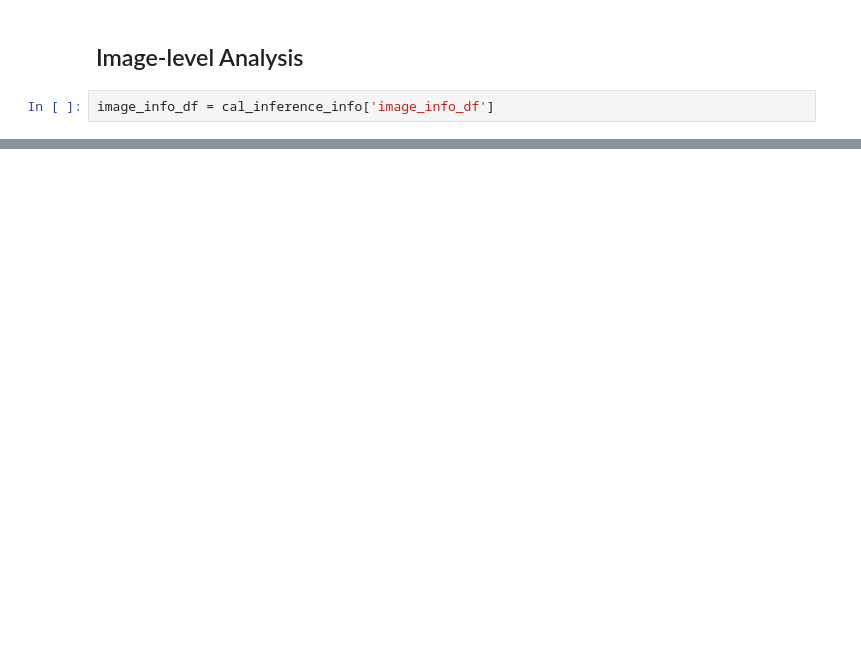
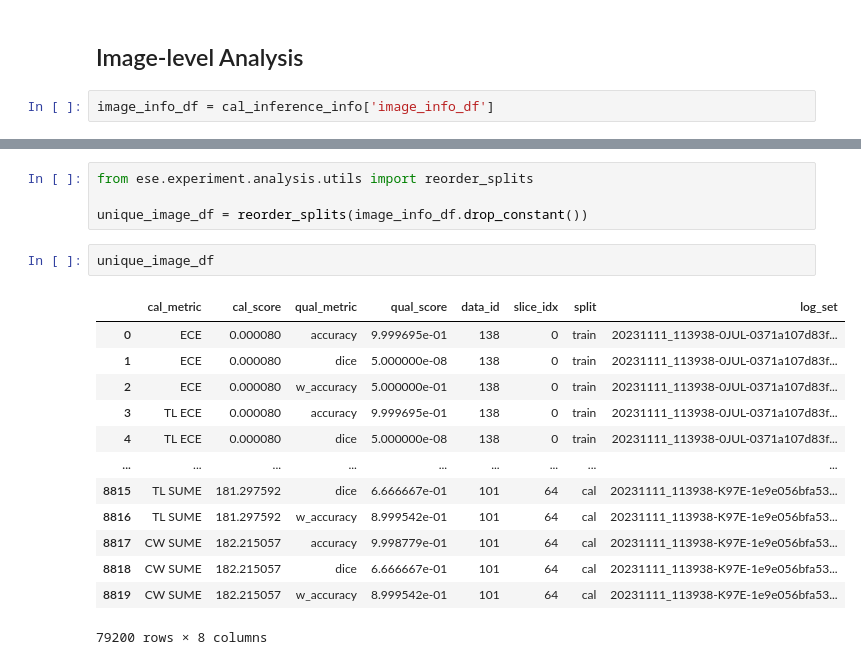
Before and after one commit to VictorButoi/ESE, a Jupyter notebook: notebooks/err_analysis/wmh_err.ipynb, the cells around one changed output, grey strips where cells are left out. Saved outputs shown, nothing was run; the diff lists cells and outputs as text; blank space fills up the shorter version.

```diff
--- a/notebooks/err_analysis/wmh_err.ipynb
+++ b/notebooks/err_analysis/wmh_err.ipynb
@@ -95,2 +113,22 @@ image_info_df.head()
+# %%
+from ese.experiment.analysis.utils import reorder_splits
+
+unique_image_df = reorder_splits(image_info_df.drop_constant())
+# %%
+unique_image_df
+# %% [output]
+|  | cal_metric | cal_score | qual_metric | qual_score | data_id | slice_idx | split | log_set |
+| 0 | ECE | 0.000080 | accuracy | 9.999695e-01 | 138 | 0 | train | 20231111_113938-0JUL-0371a107d83f... |
+| 1 | ECE | 0.000080 | dice | 5.000000e-08 | 138 | 0 | train | 20231111_113938-0JUL-0371a107d83f... |
+| 2 | ECE | 0.000080 | w_accuracy | 5.000000e-01 | 138 | 0 | train | 20231111_113938-0JUL-0371a107d83f... |
+| 3 | TL ECE | 0.000080 | accuracy | 9.999695e-01 | 138 | 0 | train | 20231111_113938-0JUL-0371a107d83f... |
+| 4 | TL ECE | 0.000080 | dice | 5.000000e-08 | 138 | 0 | train | 20231111_113938-0JUL-0371a107d83f... |
+| ... | ... | ... | ... | ... | ... | ... | ... | ... |
+| 8815 | TL SUME | 181.297592 | dice | 6.666667e-01 | 101 | 64 | cal | 20231111_113938-K97E-1e9e056bfa53... |
+| 8816 | TL SUME | 181.297592 | w_accuracy | 8.999542e-01 | 101 | 64 | cal | 20231111_113938-K97E-1e9e056bfa53... |
+| 8817 | CW SUME | 182.215057 | accuracy | 9.998779e-01 | 101 | 64 | cal | 20231111_113938-K97E-1e9e056bfa53... |
+| 8818 | CW SUME | 182.215057 | dice | 6.666667e-01 | 101 | 64 | cal | 20231111_113938-K97E-1e9e056bfa53... |
+| 8819 | CW SUME | 182.215057 | w_accuracy | 8.999542e-01 | 101 | 64 | cal | 20231111_113938-K97E-1e9e056bfa53... |
+79200 rows × 8 columns
 # %%
 # Now using seaborn's FacetGrid to create the KDE plots for the 'accuracy' column for each 'split'.
```
Also changed, not shown: parts of 13 cells of this notebook, 1 other file.
